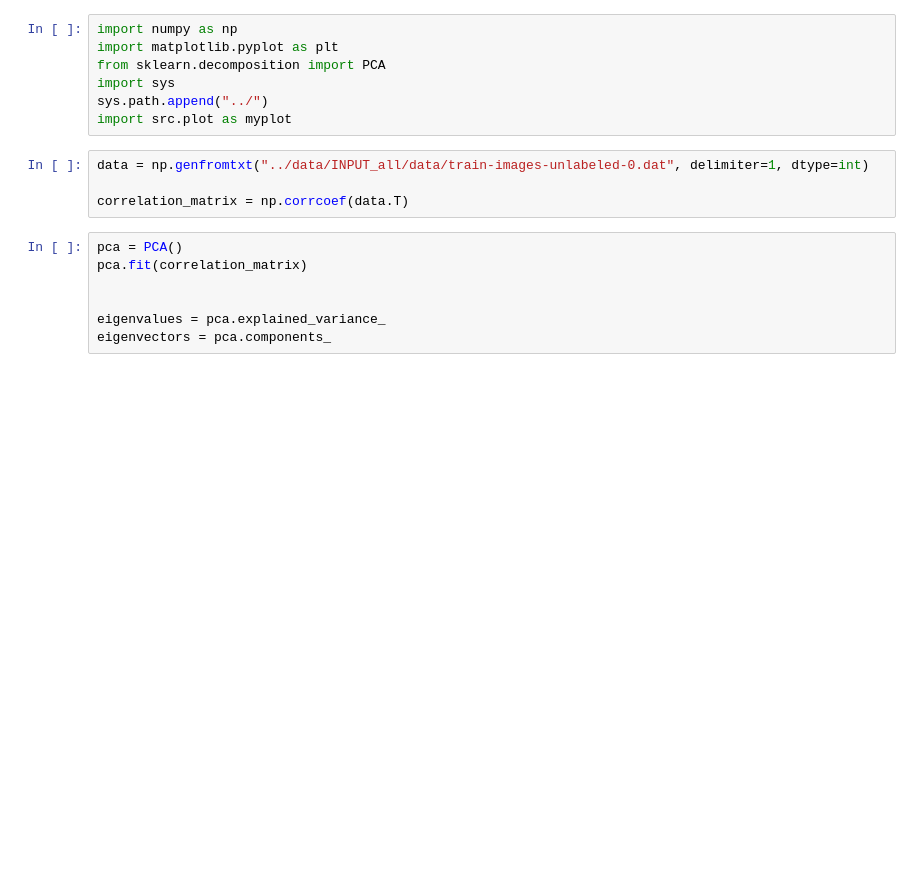
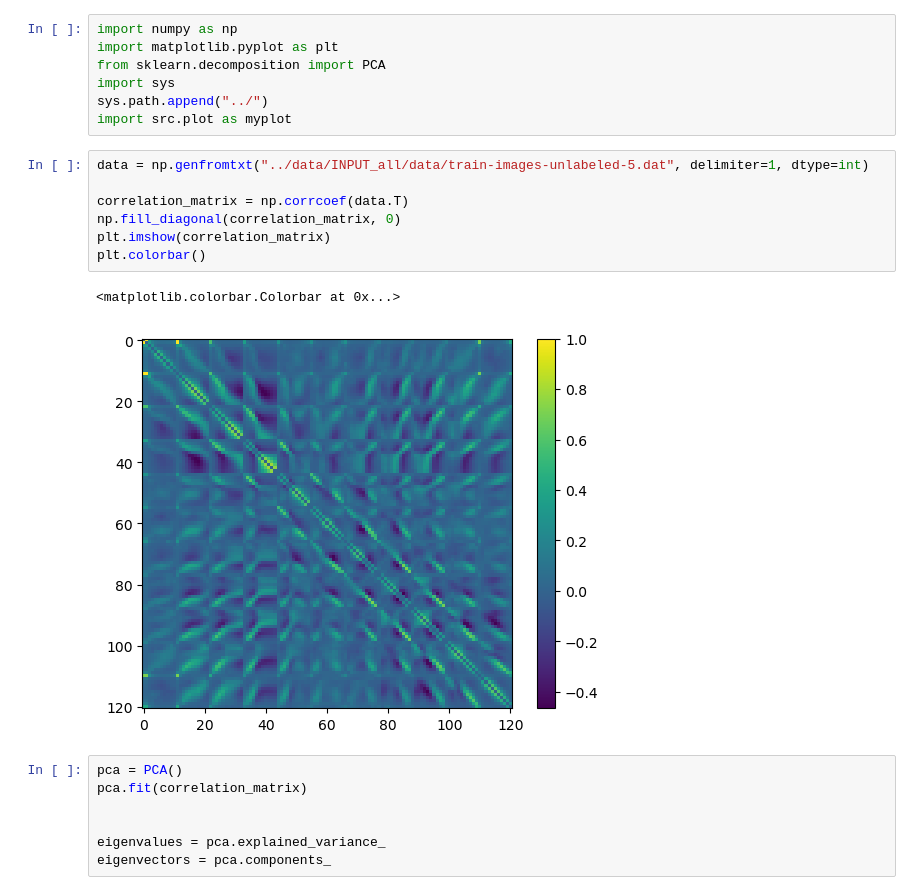
Before and after one commit to PaulHosek/MCM_classifier, a Jupyter notebook: Classifier_1/mcm/paper_plots/pca_test.ipynb, the cells around one changed output. Saved outputs shown, nothing was run; the diff lists cells and outputs as text; blank space fills up the shorter version.

```diff
--- a/Classifier_1/mcm/paper_plots/pca_test.ipynb
+++ b/Classifier_1/mcm/paper_plots/pca_test.ipynb
@@ -6,9 +6,15 @@ import sys
 sys.path.append("../")
 import src.plot as myplot
 # %%
-data = np.genfromtxt("../data/INPUT_all/data/train-images-unlabeled-0.dat", delimiter=1, dtype=int)
+data = np.genfromtxt("../data/INPUT_all/data/train-images-unlabeled-5.dat", delimiter=1, dtype=int)
 
 correlation_matrix = np.corrcoef(data.T)
+np.fill_diagonal(correlation_matrix, 0)
+plt.imshow(correlation_matrix)
+plt.colorbar()
+# %% [output]
+<matplotlib.colorbar.Colorbar at 0x...>
+[figure, added]
 # %%
 pca = PCA()
 pca.fit(correlation_matrix)
```
Also changed, not shown: parts of 11 cells of this notebook, 3 other files.
